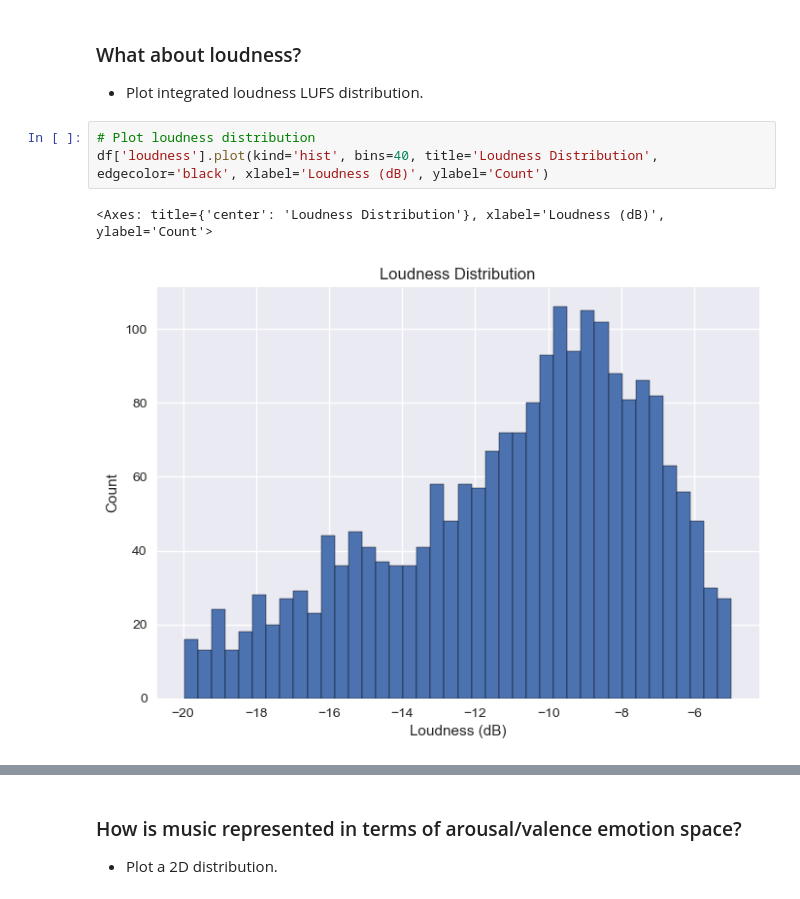
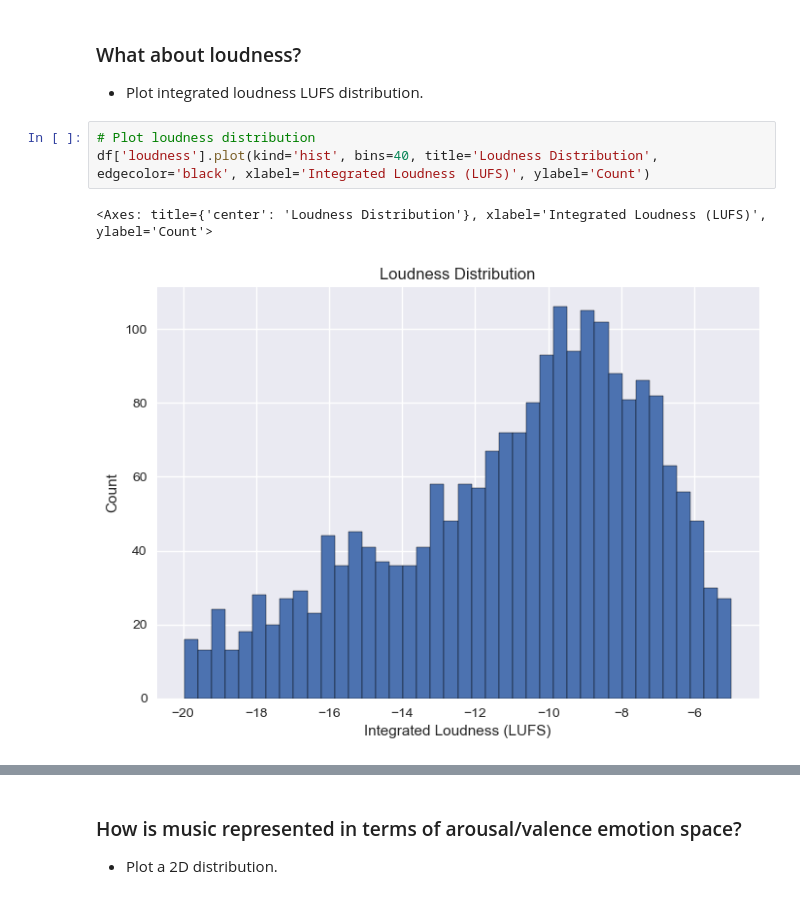
Before and after one commit to dhunstack/essentia-playlists-generation, a Jupyter notebook: collection_overview.ipynb, the cells around one changed output, grey strips where cells are left out. Cells and saved outputs as stored; diff of their text form.

```diff
--- a/collection_overview.ipynb
+++ b/collection_overview.ipynb
@@ -95,7 +129,7 @@ df['key_edma'].value_counts().plot(kind='bar', title='Edma Key Counts', figsize=
 - Plot integrated loudness LUFS distribution.
 # %%
 # Plot loudness distribution
-df['loudness'].plot(kind='hist', bins=40, title='Loudness Distribution', edgecolor='black', xlabel='Loudness (dB)', ylabel='Count')
+df['loudness'].plot(kind='hist', bins=40, title='Loudness Distribution', edgecolor='black', xlabel='Integrated Loudness (LUFS)', ylabel='Count')
 # %% [output]
-<Axes: title={'center': 'Loudness Distribution'}, xlabel='Loudness (dB)', ylabel='Count'>
+<Axes: title={'center': 'Loudness Distribution'}, xlabel='Integrated Loudness (LUFS)', ylabel='Count'>
-[figure, old version]
+[figure, new version]
```
Also changed, not shown: parts of 6 cells of this notebook, 16 other files.
